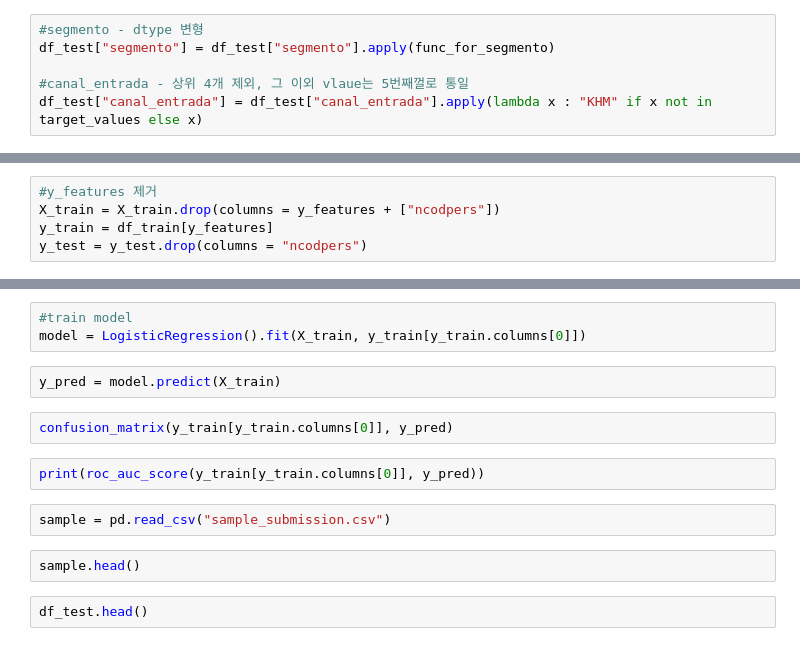
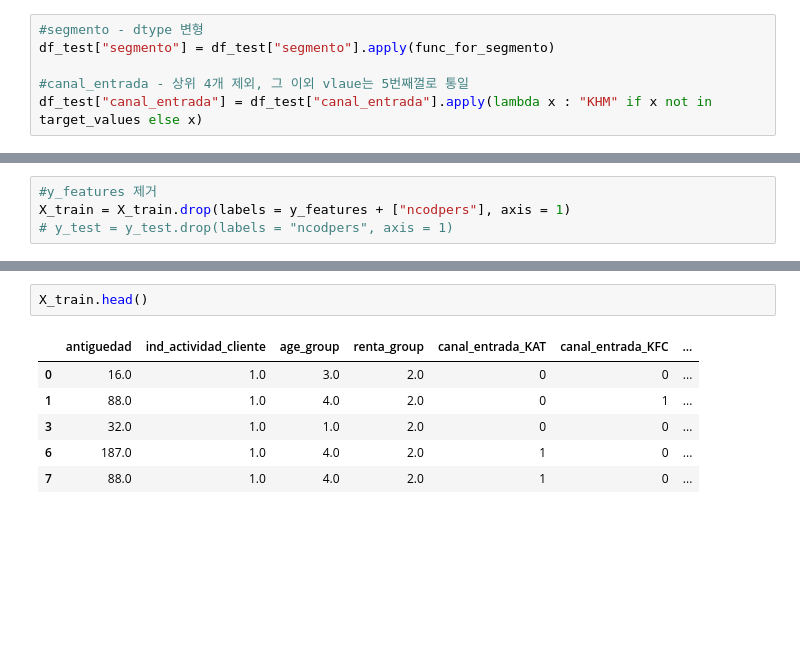
Before and after one commit to KANG91/DNA_TeamProject, a Jupyter notebook: kang/3_logistic_regression.ipynb, the cells around one changed output, grey strips where cells are left out. Saved outputs shown, nothing was run; the diff lists cells and outputs as text; blank space fills up the shorter version.

```diff
--- a/kang/3_logistic_regression.ipynb
+++ b/kang/3_logistic_regression.ipynb
@@ -130,5 +182,4 @@ y_test = pd.get_dummies(df_test, prefix = dummy_col, columns = dummy_col)
 # %%
 #y_features 제거
-X_train = X_train.drop(columns = y_features + ["ncodpers"])
-y_train = df_train[y_features]
-y_test = y_test.drop(columns = "ncodpers")
+X_train = X_train.drop(labels = y_features + ["ncodpers"], axis = 1)
+# y_test = y_test.drop(labels = "ncodpers", axis = 1)
@@ -139,15 +195,9 @@ y_test.head()
-# %%
-#train model
-model = LogisticRegression().fit(X_train, y_train[y_train.columns[0]])
-# %%
-y_pred = model.predict(X_train)
-# %%
-confusion_matrix(y_train[y_train.columns[0]], y_pred)
-# %%
-print(roc_auc_score(y_train[y_train.columns[0]], y_pred))
-# %%
-sample = pd.read_csv("sample_submission.csv")
 # %%
-sample.head()
+X_train.head()
+# %% [output]
+|  | antiguedad | ind_actividad_cliente | age_group | renta_group | canal_entrada_KAT | canal_entrada_KFC | ... |
+| 0 | 16.0 | 1.0 | 3.0 | 2.0 | 0 | 0 | ... |
+| 1 | 88.0 | 1.0 | 4.0 | 2.0 | 0 | 1 | ... |
+| 3 | 32.0 | 1.0 | 1.0 | 2.0 | 0 | 0 | ... |
+| 6 | 187.0 | 1.0 | 4.0 | 2.0 | 1 | 0 | ... |
+| 7 | 88.0 | 1.0 | 4.0 | 2.0 | 1 | 0 | ... |
-# %%
-df_test.head()
```
Also changed, not shown: parts of 16 cells of this notebook.
